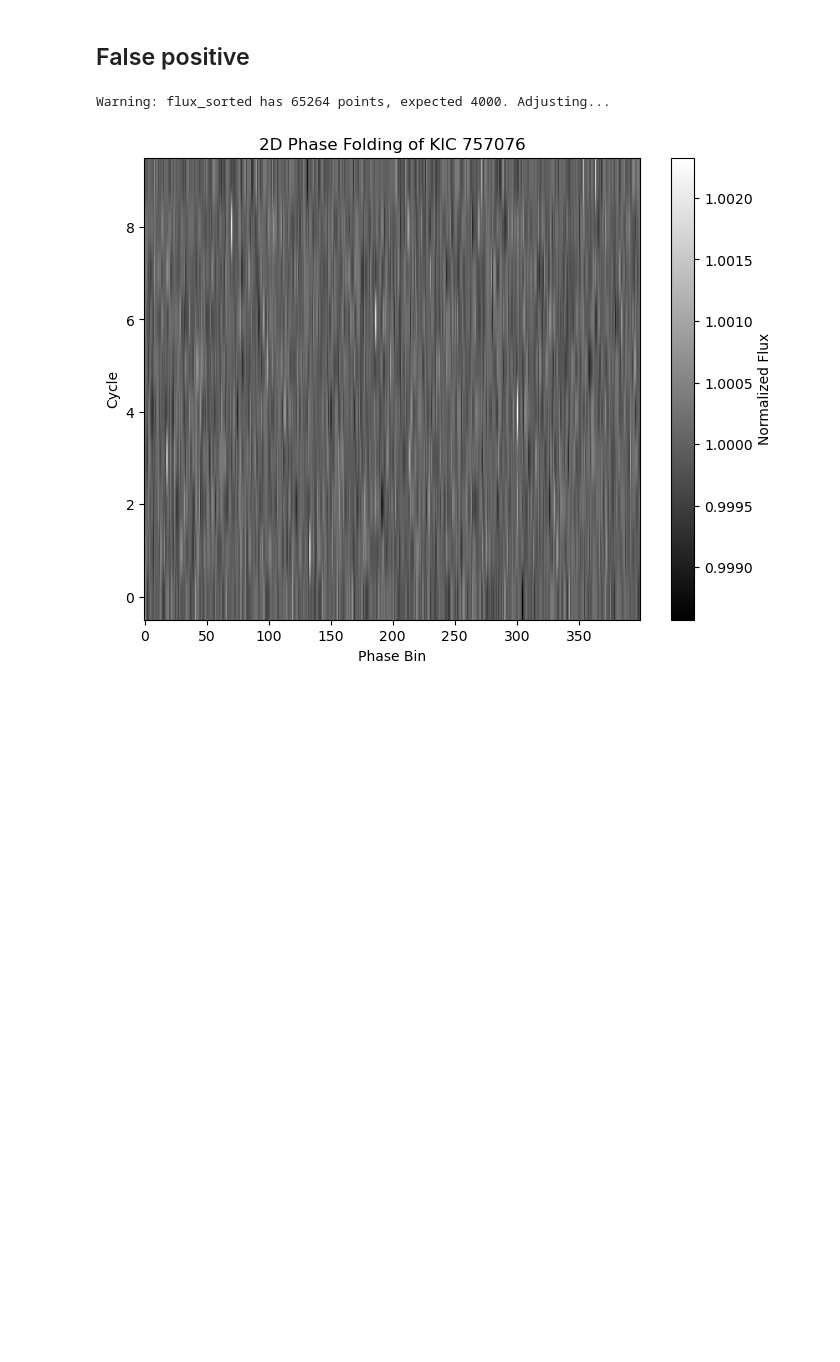
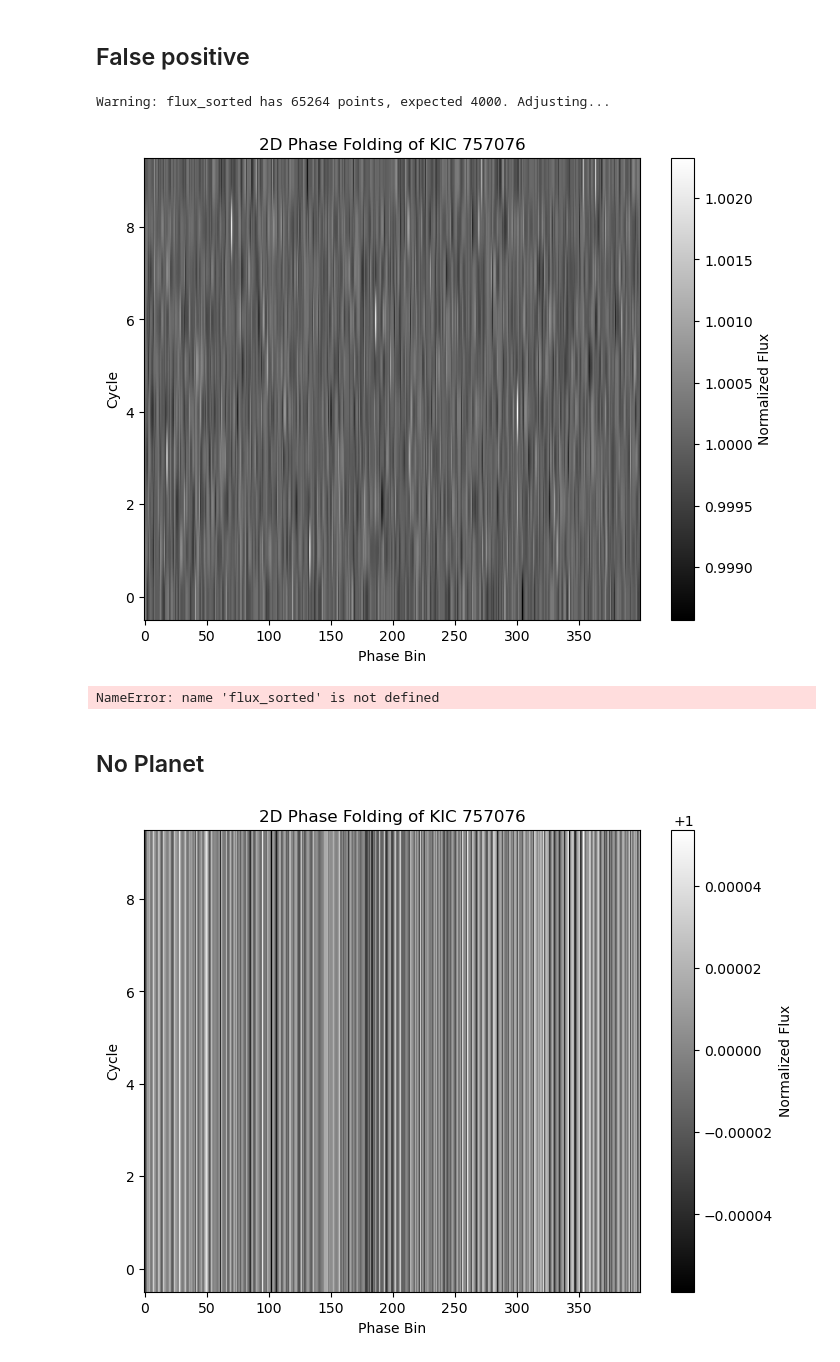
Before and after one commit to NoInk02/Exoplanet_, a Jupyter notebook: new_files/2d_phase.ipynb, the cells around one changed output. Cells and saved outputs as stored; diff of their text form; code cells hidden in the pictures; blank space fills up the shorter version.

```diff
--- a/new_files/2d_phase.ipynb
+++ b/new_files/2d_phase.ipynb
@@ -348,3 +348,82 @@ plt.show()
 # %% [output]
 Warning: flux_sorted has 65264 points, expected 4000. Adjusting...
 [figure]
+# %%
+print(flux_sorted.shape)
+# %% [output]
+NameError: name 'flux_sorted' is not defined
+# %% [markdown]
+## No Planet
+# %%
+import numpy as np
+import matplotlib.pyplot as plt
+import lightkurve as lk
+
+import numpy as np
+
+def phase_fold_2d(time, flux, period, bins=400, segments=10):
+    """ Converts light curve into a 2D phase-folded image with correct binning. """
+    phase = (time % period) / period  # Normalize phase to [0, 1]
+
+    # Sort by phase
+    sorted_idx = np.argsort(phase)
+    phase_sorted, flux_sorted = phase[sorted_idx], flux[sorted_idx]
+
+    total_size = segments * bins
+
+    # 🔥 Fix: Proper binning instead of truncation
+    bin_edges = np.linspace(0, 1, bins + 1)
+    bin_indices = np.digitize(phase_sorted, bin_edges) - 1  # Assign each point to a bin
+    binned_flux = np.zeros(bins)
+    binned_counts = np.zeros(bins)
+
+    for i in range(len(flux_sorted)):
+        bin_idx = bin_indices[i]
+        if 0 <= bin_idx < bins:
+            binned_flux[bin_idx] += flux_sorted[i]
+            binned_counts[bin_idx] += 1
+
+    # Avoid division by zero
+    binned_flux /= np.maximum(binned_counts, 1)
+
+    # 🔥 Fix: Tile the binned flux into `segments` for reshaping
+    flux_repeated = np.tile(binned_flux, segments)
+
+    # Reshape into 2D (segments x bins)
+    folded_image = flux_repeated.reshape(segments, bins)
+
+    return folded_image
+
+
+# ---- Load Light Curve Data ----
+target = "KIC 757076"
+search_result = lk.search_lightcurve(target, mission="Kepler")
+lc = search_result.download_all().stitch().remove_nans().normalize()
+if lc is None or len(lc.time) == 0:
+    raise ValueError("No light curve data found! Check the target name and data availability.")
+
+time, flux = lc.time.value, lc.flux.value
+
+# ---- Phase Folded 2D Image ----
+transit_period = 1.95  # Replace with the actual period of the exoplanet
+image_2d = phase_fold_2d(time, flux, period=transit_period)
+
+import numpy as np
+
+# Replace NaNs and Infs with zeros
+image_2d = np.nan_to_num(image_2d, nan=0.0, posinf=0.0, neginf=0.0)
+
+
+if not np.all(np.isfinite(image_2d)):
+    raise ValueError("Non-finite values detected in the phase-folded image!")
+
+# ---- Plot 2D Phase Folded Image ----
+plt.figure(figsize=(8, 6))
+plt.imshow(image_2d, aspect='auto', cmap='gray', origin='lower')
+plt.colorbar(label='Normalized Flux')
+plt.xlabel('Phase Bin')
+plt.ylabel('Cycle')
+plt.title(f'2D Phase Folding of {target}')
+plt.show()
+# %% [output]
+[figure, added]
```
Also changed, not shown: parts of 12 cells of this notebook.
